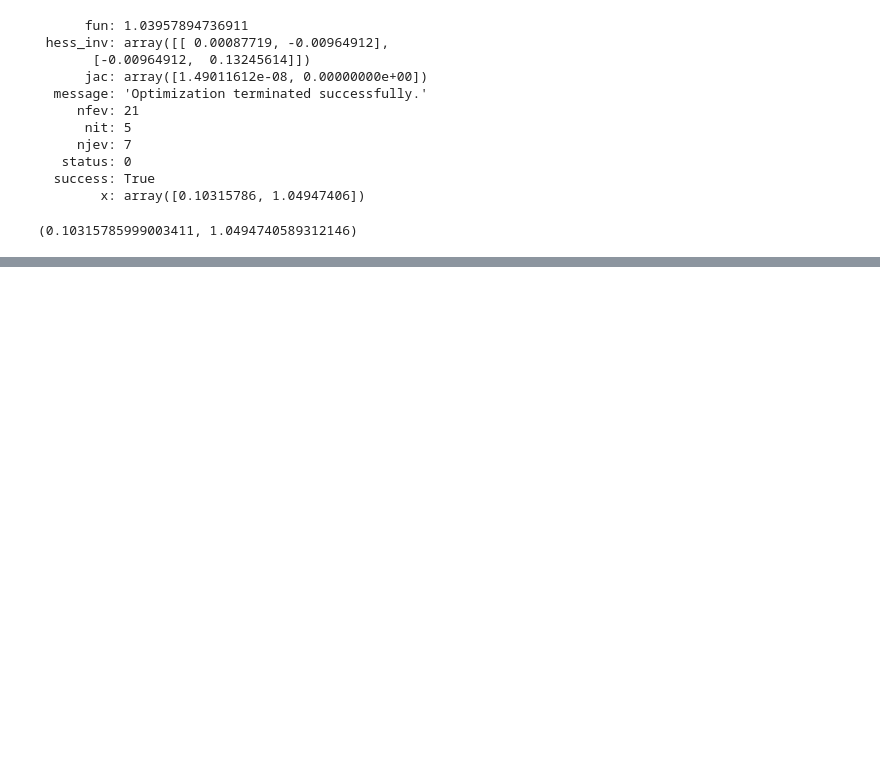
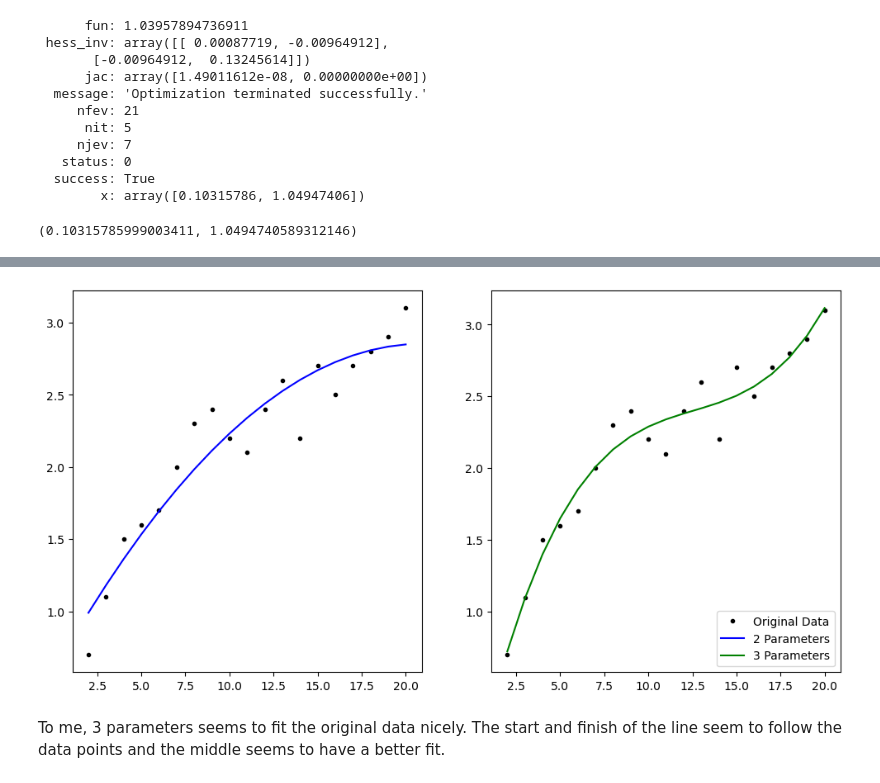
Before and after one commit to ShaneOG2/machstat-assessment, a Jupyter notebook: Practicals/Regular Tasks/Topic 2 - Models.ipynb, the cells around one changed output, grey strips where cells are left out. Cells and saved outputs as stored; diff of their text form; code cells hidden in the pictures; blank space fills up the shorter version.

```diff
--- a/Practicals/Regular Tasks/Topic 2 - Models.ipynb
+++ b/Practicals/Regular Tasks/Topic 2 - Models.ipynb
@@ -275,0 +314,16 @@ plt.show()
+# %%
+# Plot 2 and 3 parameter lines vs original data
+fig, (ax1, ax2) = plt.subplots(1, 2, figsize=(12, 6))
+l1,=ax1.plot(x, y, 'k.', label='Original data')
+l2,=ax1.plot(x, np.polyval(params2, x), 'b', label='2 Parameter')
+
+ax2.plot(x, y, 'k.', label='Original data')
+l3,=ax2.plot(x, np.polyval(params3, x), 'g', label='3 Parameter')
+
+plt.legend([l1, l2, l3], ["Original Data", "2 Parameters", "3 Parameters"],loc="lower right")
+
+plt.show()
+# %% [output]
+[figure, added]
+# %% [markdown]
+To me, 3 parameters seems to fit the original data nicely. The start and finish of the line seem to follow the data points and the middle seems to have a better fit.
```
Also changed, not shown: parts of 16 cells of this notebook.
